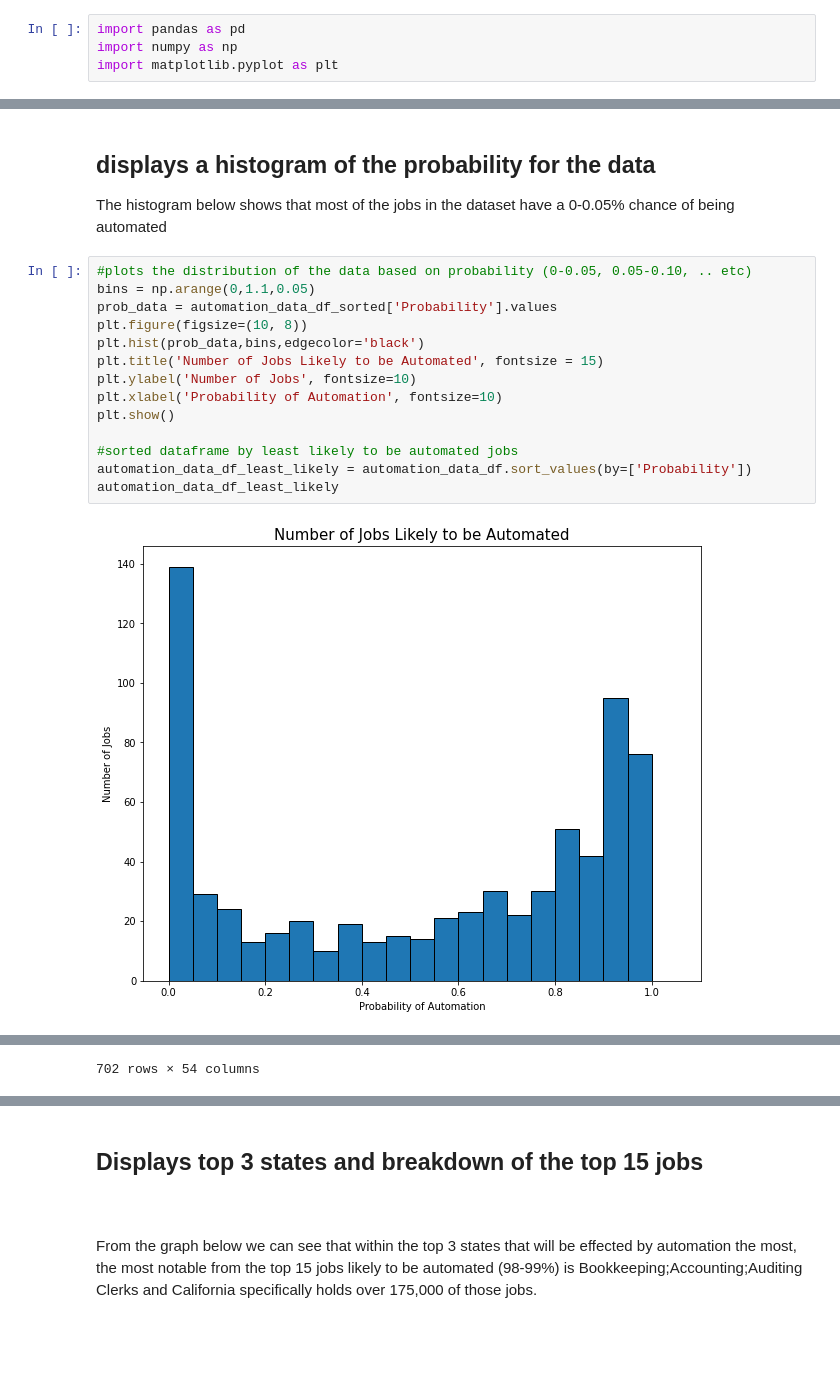
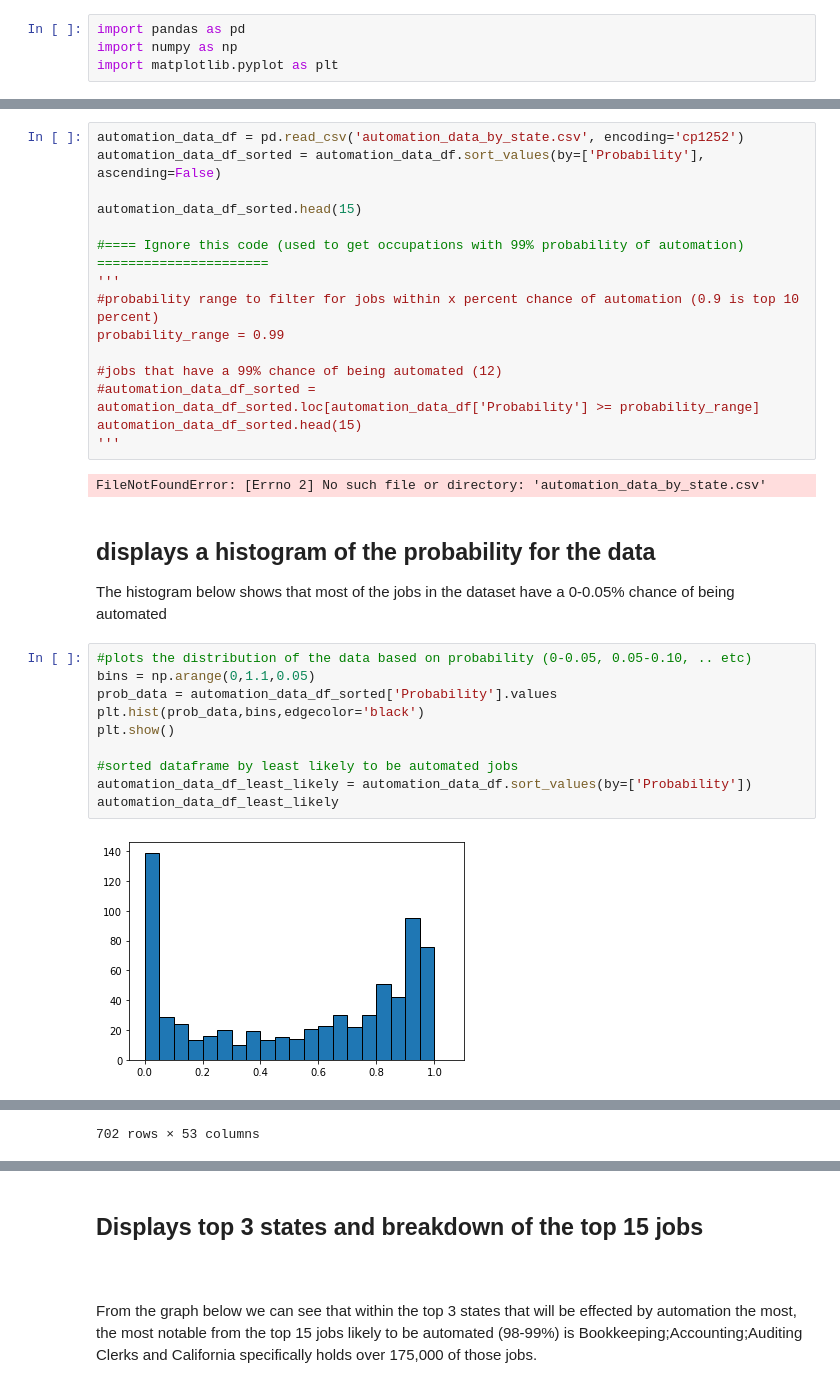
Before and after one commit to SamCain3/Projects, a Jupyter notebook: Automation Analysis.ipynb, the cells around one changed output, grey strips where cells are left out. Drawn from its saved outputs; the diff is of its cells as text; blank space fills up the shorter version.

```diff
--- a/Automation Analysis.ipynb
+++ b/Automation Analysis.ipynb
@@ -51,3 +7,20 @@ automation_data_df_sorted
+# %%
+automation_data_df = pd.read_csv('automation_data_by_state.csv', encoding='cp1252')
+automation_data_df_sorted = automation_data_df.sort_values(by=['Probability'], ascending=False)
+
+automation_data_df_sorted.head(15)
+
+#==== Ignore this code (used to get occupations with 99% probability of automation) ======================
+'''
+#probability range to filter for jobs within x percent chance of automation (0.9 is top 10 percent)
+probability_range = 0.99
+
+#jobs that have a 99% chance of being automated (12)
+#automation_data_df_sorted = automation_data_df_sorted.loc[automation_data_df['Probability'] >= probability_range]
+automation_data_df_sorted.head(15)
+'''
+# %% [output]
+FileNotFoundError: [Errno 2] No such file or directory: 'automation_data_by_state.csv'
 # %% [markdown]
 ## displays a histogram of the probability for the data
 
@@ -55,16 +28,12 @@ The histogram below shows that most of the jobs in the dataset have a 0-0.05% ch
 # %%
 #plots the distribution of the data based on probability (0-0.05, 0.05-0.10, .. etc)
 bins = np.arange(0,1.1,0.05)
 prob_data = automation_data_df_sorted['Probability'].values
-plt.figure(figsize=(10, 8))
 plt.hist(prob_data,bins,edgecolor='black')
-plt.title('Number of Jobs Likely to be Automated', fontsize = 15)
-plt.ylabel('Number of Jobs', fontsize=10)
-plt.xlabel('Probability of Automation', fontsize=10)
 plt.show()
 
 #sorted dataframe by least likely to be automated jobs
 automation_data_df_least_likely = automation_data_df.sort_values(by=['Probability'])
 automation_data_df_least_likely
 # %% [output]
-[figure, old version]
+[figure, new version]
@@ -83,3 +52,3 @@ automation_data_df_least_likely
-702 rows × 54 columns
+702 rows × 53 columns
 # %%
 #gets the sum of the number of jobs that will be automated per state
```
Also changed, not shown: parts of 10 cells of this notebook.
